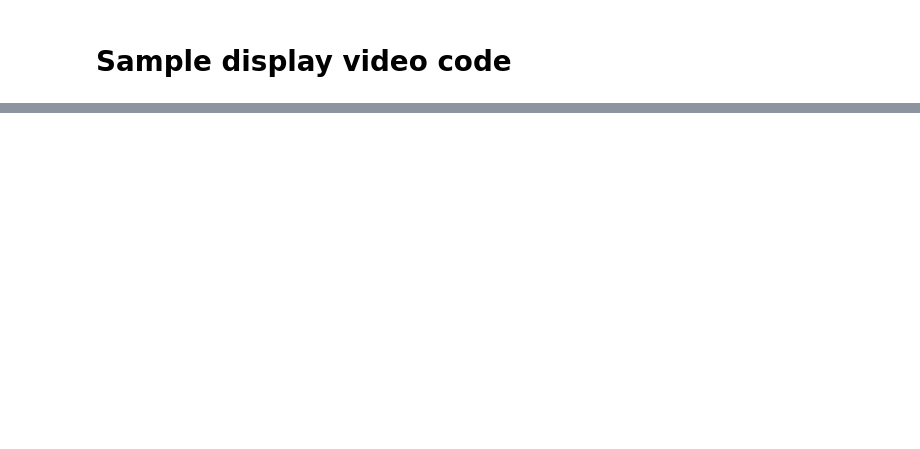
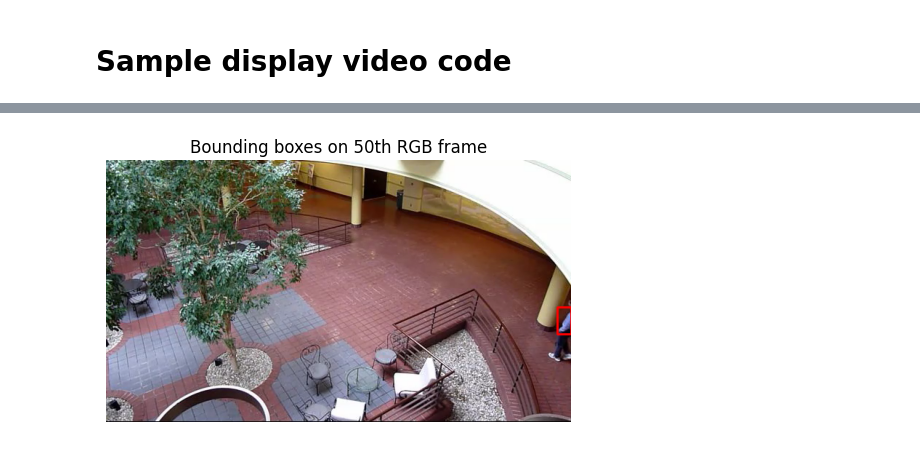
Before and after one commit to Vedant2100/s26, a Jupyter notebook: EE_243/A-2/Problem1/Problem1.ipynb, the cells around one changed output, grey strips where cells are left out. Cells and saved outputs as stored; diff of their text form; code cells hidden in the pictures; blank space fills up the shorter version.

```diff
--- a/EE_243/A-2/Problem1/Problem1.ipynb
+++ b/EE_243/A-2/Problem1/Problem1.ipynb
@@ -53,7 +95,36 @@ def getSumOfDiff(image_set):
 def getDetections(sod_image):
   # sod_image is a sum of difference image
   # Returns a list bounding boxes of clustered motion information from sod_image
-  return bounding_boxes
+  sod = sod_image.copy()
+  _, mask = cv2.threshold(sod, 0, 255, cv2.THRESH_BINARY + cv2.THRESH_OTSU)
+  kernel = np.ones((5, 5), np.uint8)
+  mask = cv2.morphologyEx(mask, cv2.MORPH_OPEN, kernel, iterations=1)
+  mask = cv2.morphologyEx(mask, cv2.MORPH_CLOSE, kernel, iterations=2)
+  num_labels, labels, stats, centroids = cv2.connectedComponentsWithStats(mask, connectivity=8)
+  bounding_boxes = []
+  min_area = 80
+  for i in range(1, num_labels):
+      x, y, w, h, area = stats[i]
+      if area >= min_area:
+          bounding_boxes.append([int(x), int(y), int(w), int(h)])
+  return np.array(bounding_boxes, dtype=np.int32)
+# %%
+import cv2
+frame_idx = 49
+frame_rgb = video_rgb[:, :, :, frame_idx].copy()
+boxes = getDetections(D_sample)
+
+vis = frame_rgb.copy()
+for (x, y, w, h) in boxes:
+    cv2.rectangle(vis, (x, y), (x + w, y + h), (255, 0, 0), 2)
+
+plt.figure(figsize=(6, 6))
+plt.imshow(vis)
+plt.title("Bounding boxes on 50th RGB frame")
+plt.axis("off")
+plt.show()
+# %% [output]
+[figure, added]
 # %%
 def getDeepFeatures(image,bbox,model):
 
```
Also changed, not shown: parts of 11 cells of this notebook.
